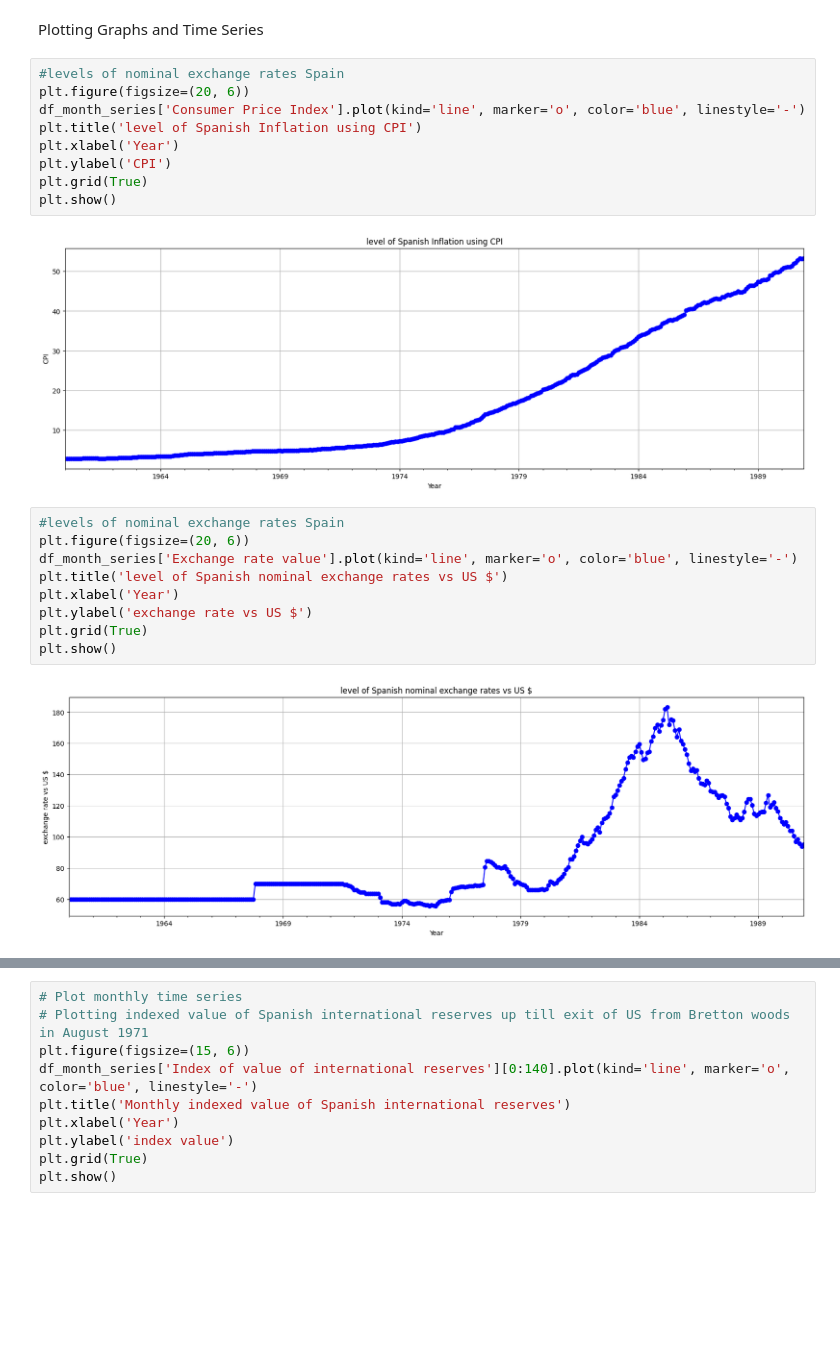
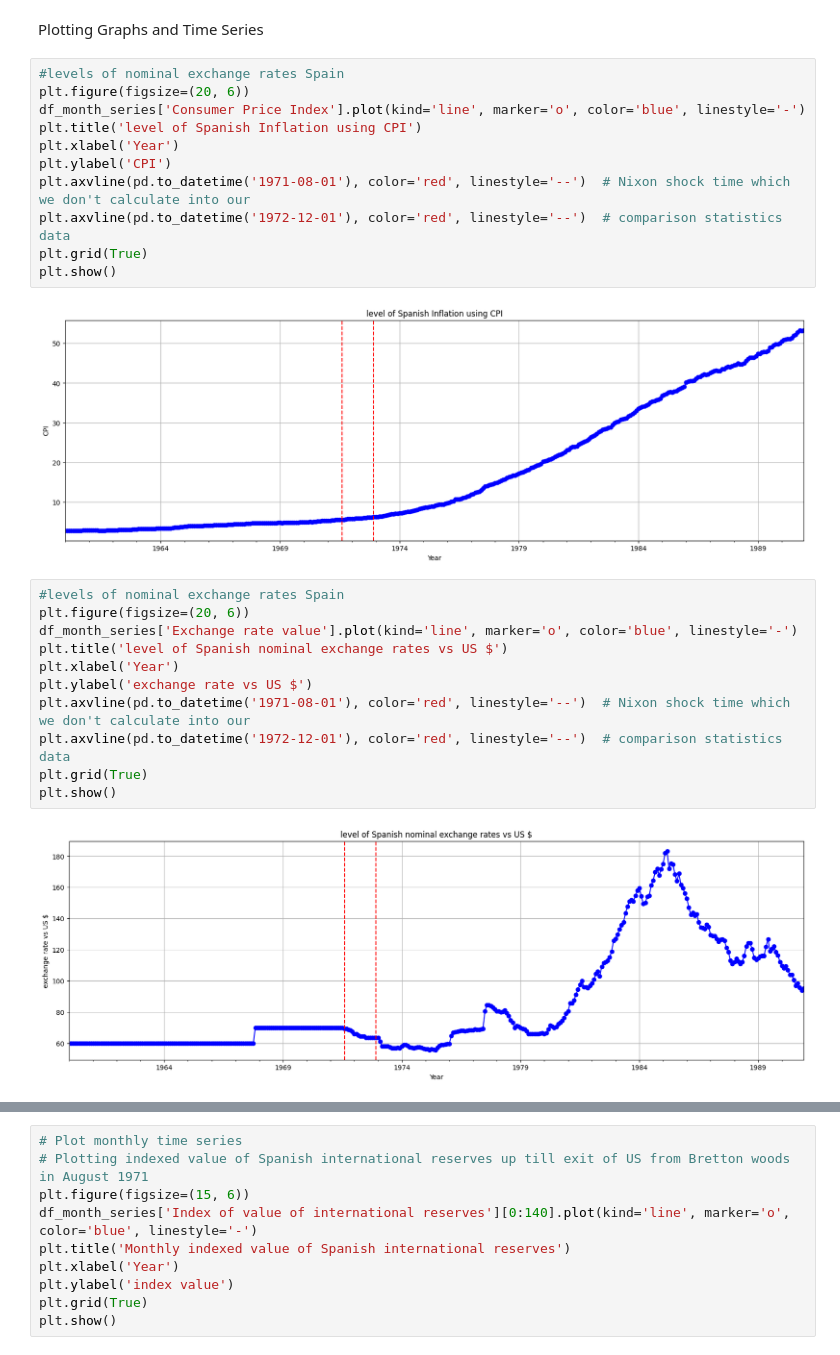
Before and after one commit to Josh-Yg/Macro-Pythonwork, a Jupyter notebook: Data Cleaning.ipynb, the cells around one changed output, grey strips where cells are left out. Saved outputs shown, nothing was run; the diff lists cells and outputs as text; blank space fills up the shorter version.

```diff
--- a/Data Cleaning.ipynb
+++ b/Data Cleaning.ipynb
@@ -292,14 +292,16 @@ Plotting Graphs and Time Series
 # %%
 #levels of nominal exchange rates Spain
 plt.figure(figsize=(20, 6))
 df_month_series['Consumer Price Index'].plot(kind='line', marker='o', color='blue', linestyle='-')
 plt.title('level of Spanish Inflation using CPI')
 plt.xlabel('Year')
 plt.ylabel('CPI')
+plt.axvline(pd.to_datetime('1971-08-01'), color='red', linestyle='--')  # Nixon shock time which we don't calculate into our
+plt.axvline(pd.to_datetime('1972-12-01'), color='red', linestyle='--')  # comparison statistics data
 plt.grid(True)
 plt.show()
 # %% [output]
-[figure, old version]
+[figure, new version]
 # %%
 #levels of nominal exchange rates Spain
 plt.figure(figsize=(20, 6))
@@ -307,10 +309,12 @@ df_month_series['Exchange rate value'].plot(kind='line', marker='o', color='blue
 plt.title('level of Spanish nominal exchange rates vs US $')
 plt.xlabel('Year')
 plt.ylabel('exchange rate vs US $')
+plt.axvline(pd.to_datetime('1971-08-01'), color='red', linestyle='--')  # Nixon shock time which we don't calculate into our
+plt.axvline(pd.to_datetime('1972-12-01'), color='red', linestyle='--')  # comparison statistics data
 plt.grid(True)
 plt.show()
 # %% [output]
-[figure, old version]
+[figure, new version]
 # %%
 #levels of real exchange rates Spain
 plt.figure(figsize=(20, 6))
```
Also changed, not shown: parts of 17 cells of this notebook.
